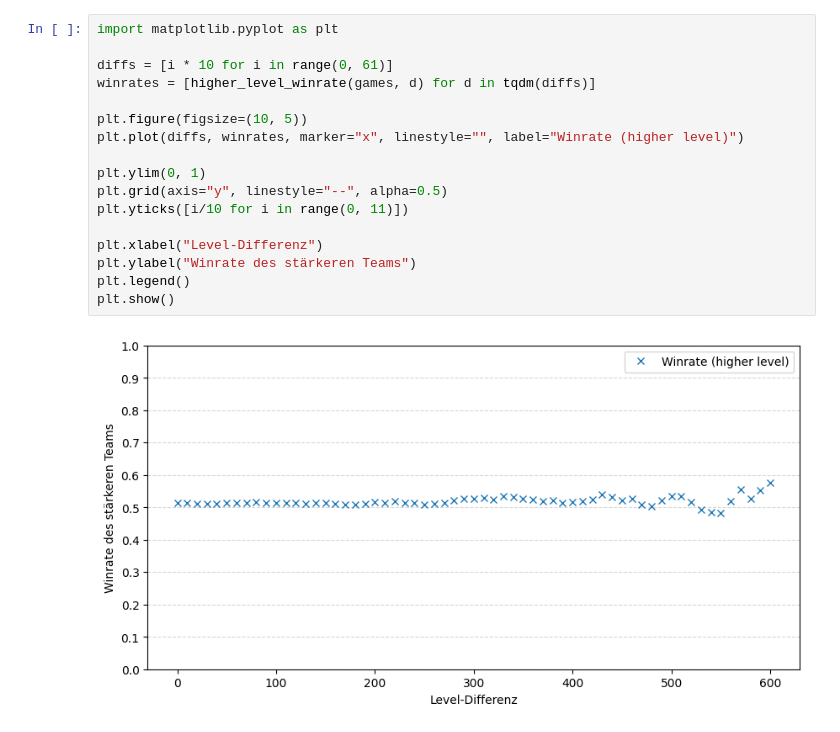
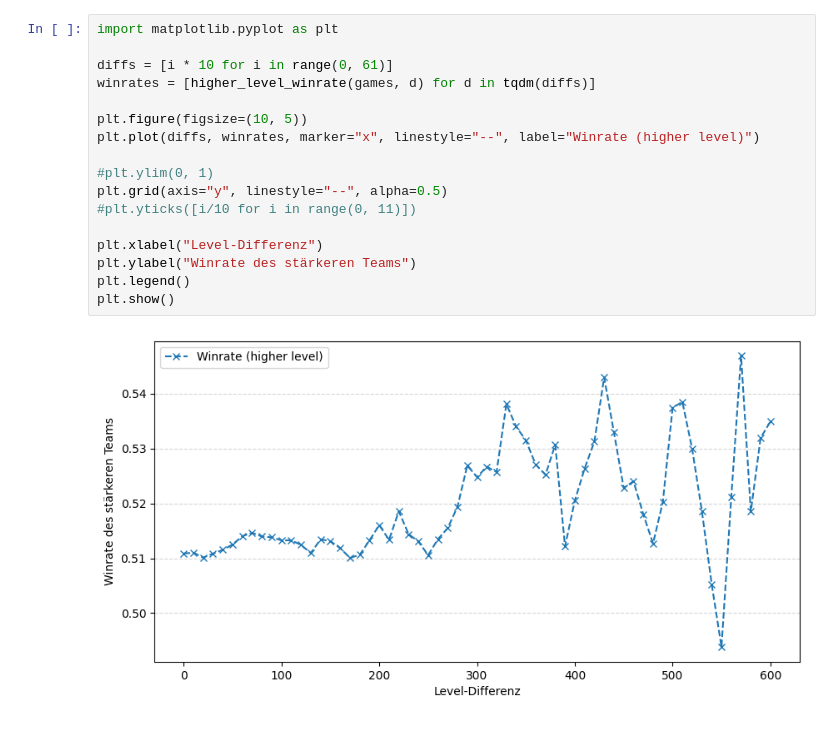
Before and after one commit to gespel/RiftCrawler, a Jupyter notebook: main.ipynb, the cells around one changed output. Drawn from its saved outputs; the diff is of its cells as text.

```diff
--- a/main.ipynb
+++ b/main.ipynb
@@ -291,22 +47,22 @@ print(f"\"{hname}\" Level: {hlevel}")
 # %%
 import matplotlib.pyplot as plt
 
 diffs = [i * 10 for i in range(0, 61)]
 winrates = [higher_level_winrate(games, d) for d in tqdm(diffs)]
 
 plt.figure(figsize=(10, 5))
-plt.plot(diffs, winrates, marker="x", linestyle="", label="Winrate (higher level)")
+plt.plot(diffs, winrates, marker="x", linestyle="--", label="Winrate (higher level)")
 
-plt.ylim(0, 1)
+#plt.ylim(0, 1)
 plt.grid(axis="y", linestyle="--", alpha=0.5)
-plt.yticks([i/10 for i in range(0, 11)])
+#plt.yticks([i/10 for i in range(0, 11)])
 
 plt.xlabel("Level-Differenz")
 plt.ylabel("Winrate des stärkeren Teams")
 plt.legend()
 plt.show()
 # %% [output]
-[figure, old version]
+[figure, new version]
 # %%
 import matplotlib.pyplot as plt
 
```
Also changed, not shown: parts of 7 cells of this notebook, 1 other file.
